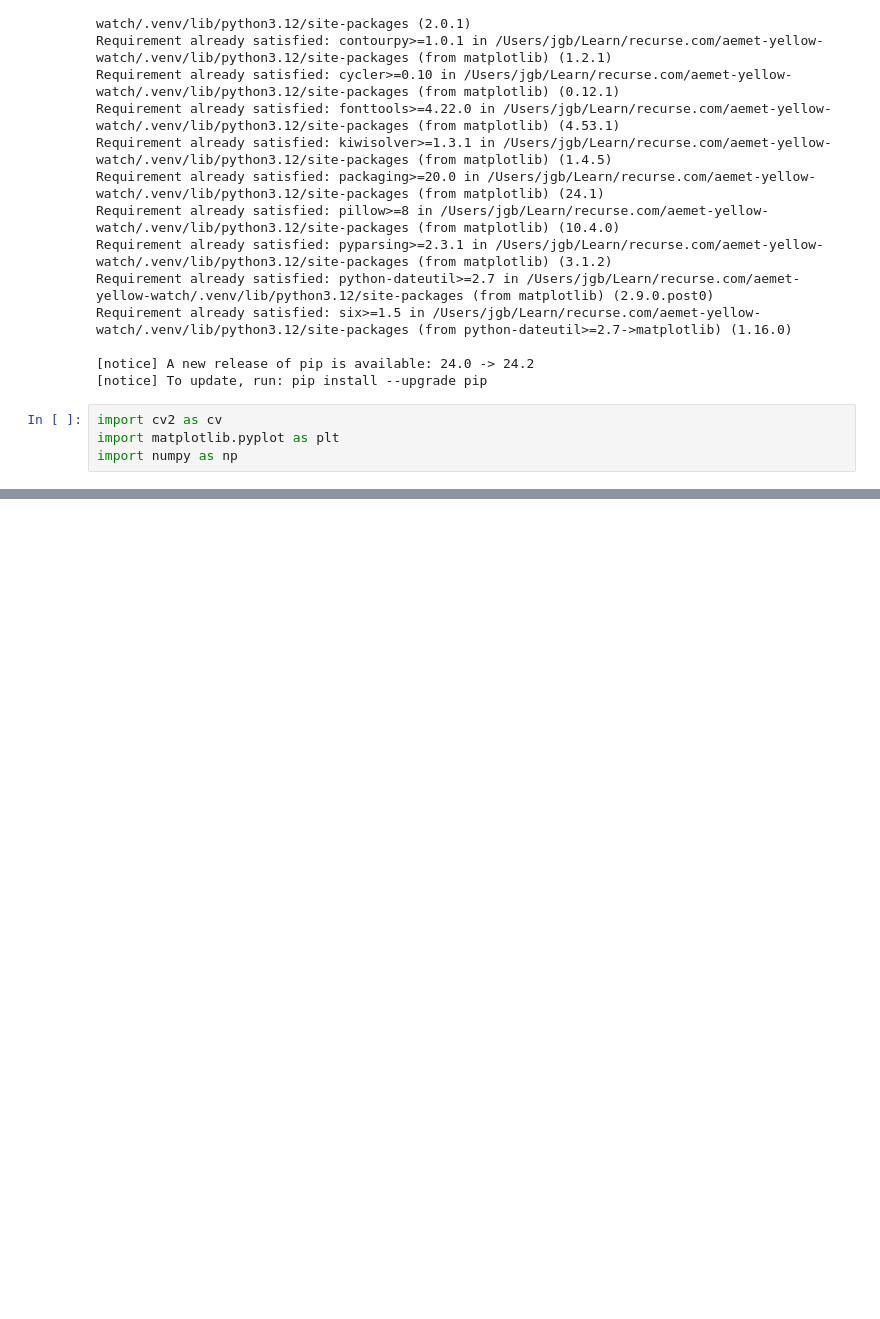
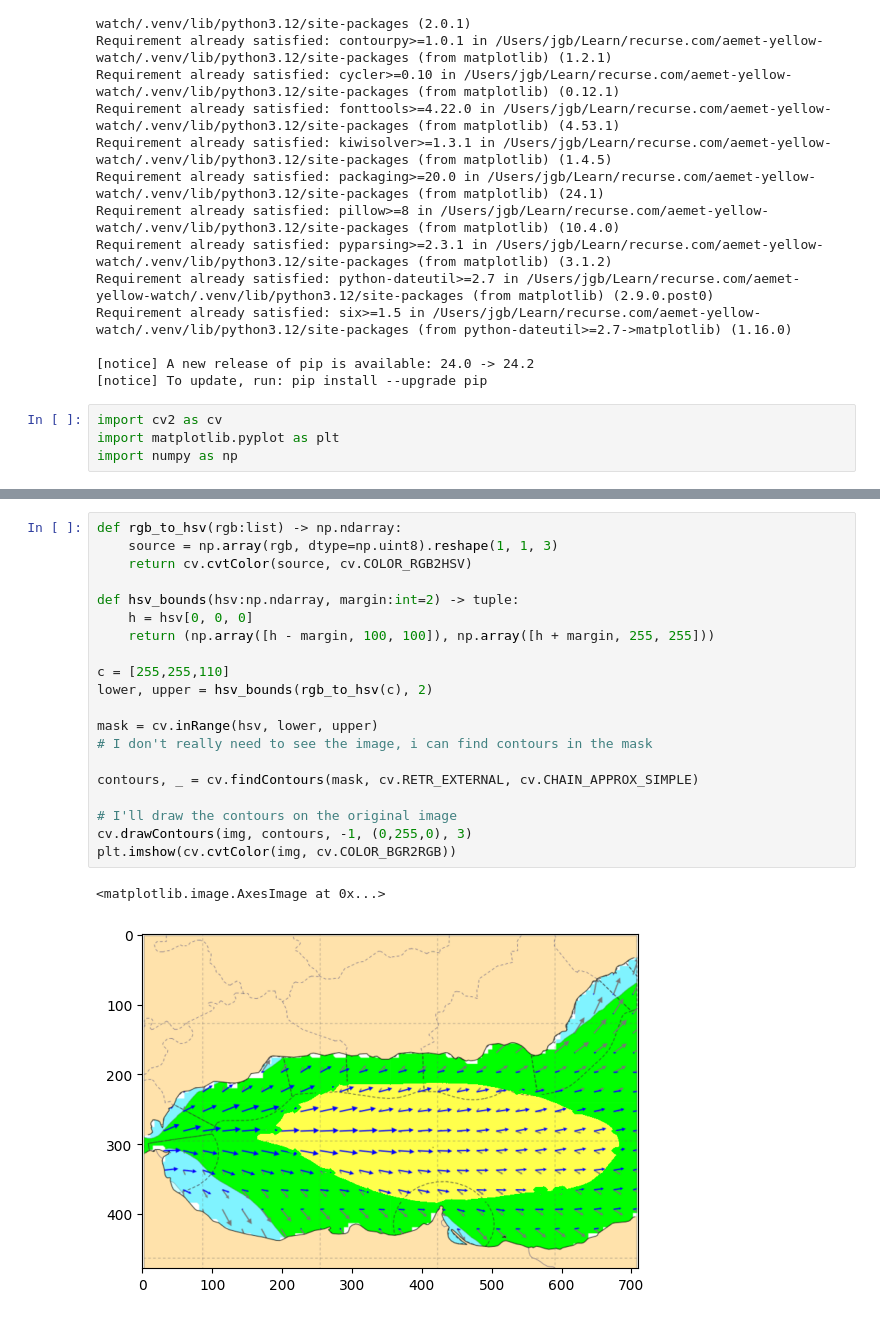
Before and after one commit to jesusgollonet/aemet-yellow-watch, a Jupyter notebook: scratch/01_hsv_detection.ipynb, the cells around one changed output, grey strips where cells are left out. Saved outputs shown, nothing was run; the diff lists cells and outputs as text; blank space fills up the shorter version.

```diff
--- a/scratch/01_hsv_detection.ipynb
+++ b/scratch/01_hsv_detection.ipynb
@@ -48,0 +49,23 @@ plt.imshow(cv.cvtColor(result, cv.COLOR_BGR2RGB))
+# %%
+def rgb_to_hsv(rgb:list) -> np.ndarray:
+    source = np.array(rgb, dtype=np.uint8).reshape(1, 1, 3)
+    return cv.cvtColor(source, cv.COLOR_RGB2HSV)
+
+def hsv_bounds(hsv:np.ndarray, margin:int=2) -> tuple:
+    h = hsv[0, 0, 0]
+    return (np.array([h - margin, 100, 100]), np.array([h + margin, 255, 255]))
+
+c = [255,255,110]
+lower, upper = hsv_bounds(rgb_to_hsv(c), 2)
+
+mask = cv.inRange(hsv, lower, upper)
+# I don't really need to see the image, i can find contours in the mask
+
+contours, _ = cv.findContours(mask, cv.RETR_EXTERNAL, cv.CHAIN_APPROX_SIMPLE)
+
+# I'll draw the contours on the original image
+cv.drawContours(img, contours, -1, (0,255,0), 3)
+plt.imshow(cv.cvtColor(img, cv.COLOR_BGR2RGB))
+# %% [output]
+<matplotlib.image.AxesImage at 0x...>
+[figure, added]
```
Also changed, not shown: parts of 2 cells of this notebook, 1 other file.
